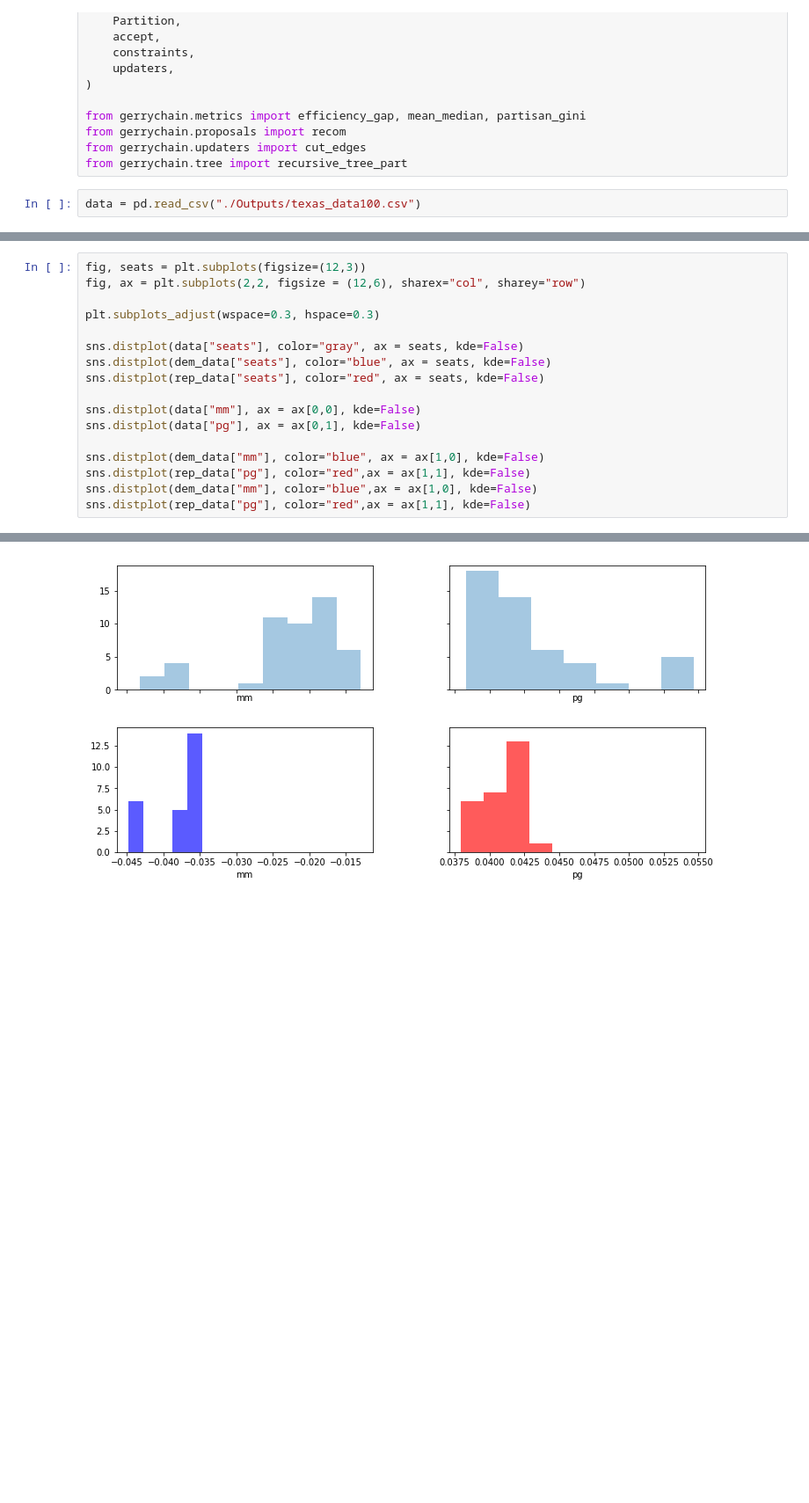
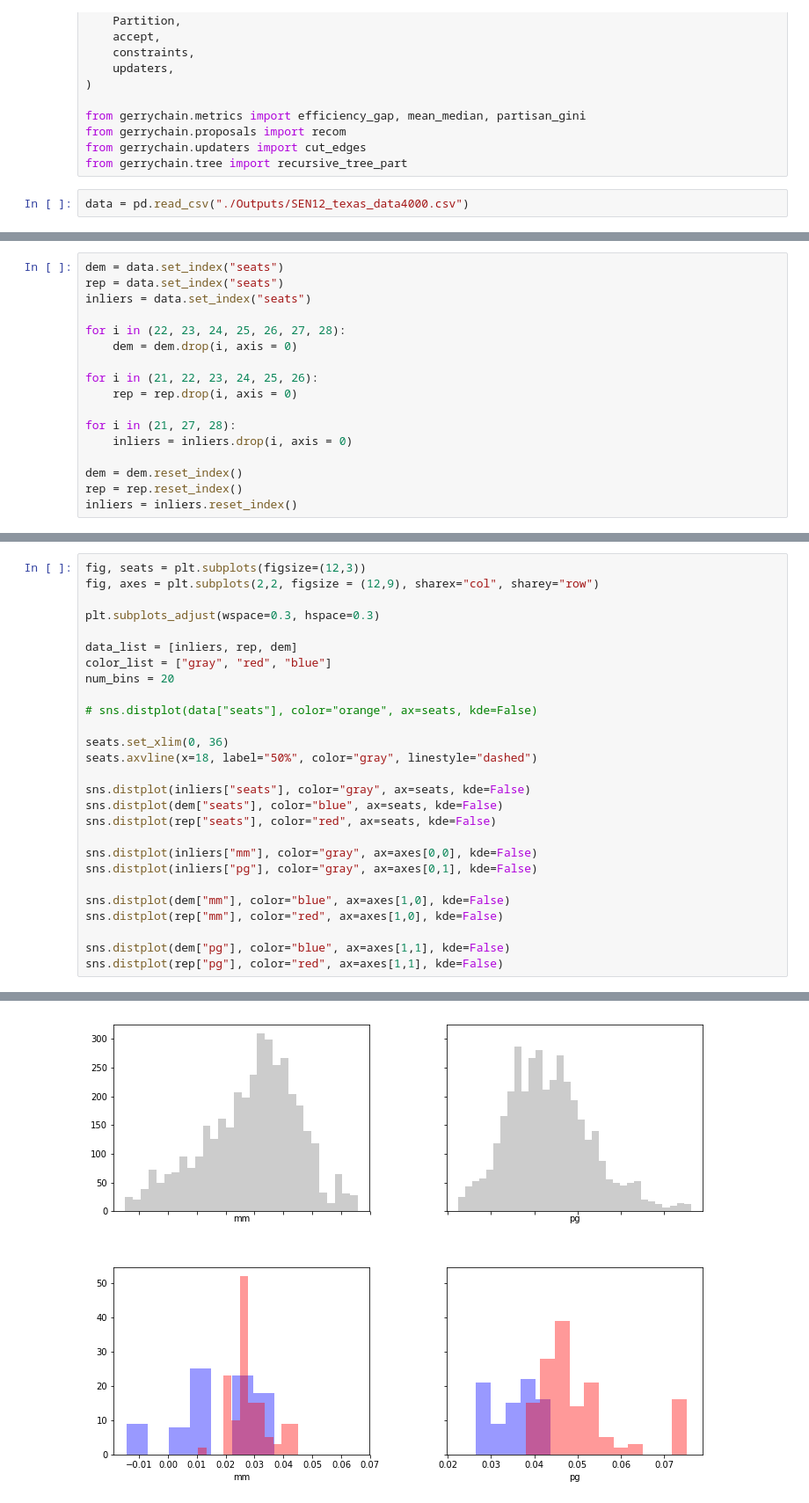
Before and after one commit to vrdi/Partisan-Metrics, a Jupyter notebook: Plots.ipynb, the cells around one changed output, grey strips where cells are left out. Shown at 88% size. Cells and saved outputs as stored; diff of their text form; blank space fills up the shorter version.

Commit message:
Add files via upload
my latest plotting functions, and some data just in case it gets lost

```diff
--- a/Plots.ipynb
+++ b/Plots.ipynb
@@ -28,5 +28,5 @@ from gerrychain.proposals import recom
 from gerrychain.updaters import cut_edges
 from gerrychain.tree import recursive_tree_part
 # %%
-data = pd.read_csv("./Outputs/texas_data100.csv")
+data = pd.read_csv("./Outputs/SEN12_texas_data4000.csv")
 # %%
@@ -97,0 +121,17 @@ KeyError: '[27] not found in axis'
+# %%
+dem = data.set_index("seats")
+rep = data.set_index("seats")
+inliers = data.set_index("seats")
+
+for i in (22, 23, 24, 25, 26, 27, 28):
+    dem = dem.drop(i, axis = 0)
+
+for i in (21, 22, 23, 24, 25, 26):
+    rep = rep.drop(i, axis = 0)
+
+for i in (21, 27, 28):
+    inliers = inliers.drop(i, axis = 0)
+
+dem = dem.reset_index()
+rep = rep.reset_index()
+inliers = inliers.reset_index()
@@ -98,19 +381,29 @@ KeyError: '[27] not found in axis'
 # %%
 fig, seats = plt.subplots(figsize=(12,3))
-fig, ax = plt.subplots(2,2, figsize = (12,6), sharex="col", sharey="row")
+fig, axes = plt.subplots(2,2, figsize = (12,9), sharex="col", sharey="row")
 
 plt.subplots_adjust(wspace=0.3, hspace=0.3)
 
-sns.distplot(data["seats"], color="gray", ax = seats, kde=False)
-sns.distplot(dem_data["seats"], color="blue", ax = seats, kde=False)
-sns.distplot(rep_data["seats"], color="red", ax = seats, kde=False)
+data_list = [inliers, rep, dem]
+color_list = ["gray", "red", "blue"]
+num_bins = 20
 
-sns.distplot(data["mm"], ax = ax[0,0], kde=False)
-sns.distplot(data["pg"], ax = ax[0,1], kde=False)
+# sns.distplot(data["seats"], color="orange", ax=seats, kde=False)
 
-sns.distplot(dem_data["mm"], color="blue", ax = ax[1,0], kde=False)
-sns.distplot(rep_data["pg"], color="red",ax = ax[1,1], kde=False)
-sns.distplot(dem_data["mm"], color="blue",ax = ax[1,0], kde=False)
-sns.distplot(rep_data["pg"], color="red",ax = ax[1,1], kde=False)
+seats.set_xlim(0, 36)
+seats.axvline(x=18, label="50%", color="gray", linestyle="dashed")
+
+sns.distplot(inliers["seats"], color="gray", ax=seats, kde=False)
+sns.distplot(dem["seats"], color="blue", ax=seats, kde=False)
+sns.distplot(rep["seats"], color="red", ax=seats, kde=False)
+
+sns.distplot(inliers["mm"], color="gray", ax=axes[0,0], kde=False)
+sns.distplot(inliers["pg"], color="gray", ax=axes[0,1], kde=False)
+
+sns.distplot(dem["mm"], color="blue", ax=axes[1,0], kde=False)
+sns.distplot(rep["mm"], color="red", ax=axes[1,0], kde=False)
+
+sns.distplot(dem["pg"], color="blue", ax=axes[1,1], kde=False)
+sns.distplot(rep["pg"], color="red", ax=axes[1,1], kde=False)
 # %% [output]
 <matplotlib.axes._subplots.AxesSubplot at 0x...>
@@ -118 +411 @@ sns.distplot(rep_data["pg"], color="red",ax = ax[1,1], kde=False)
-[figure, old version]
+[figure, new version]
```
Also changed, not shown: parts of 25 cells of this notebook, 2 other files.
